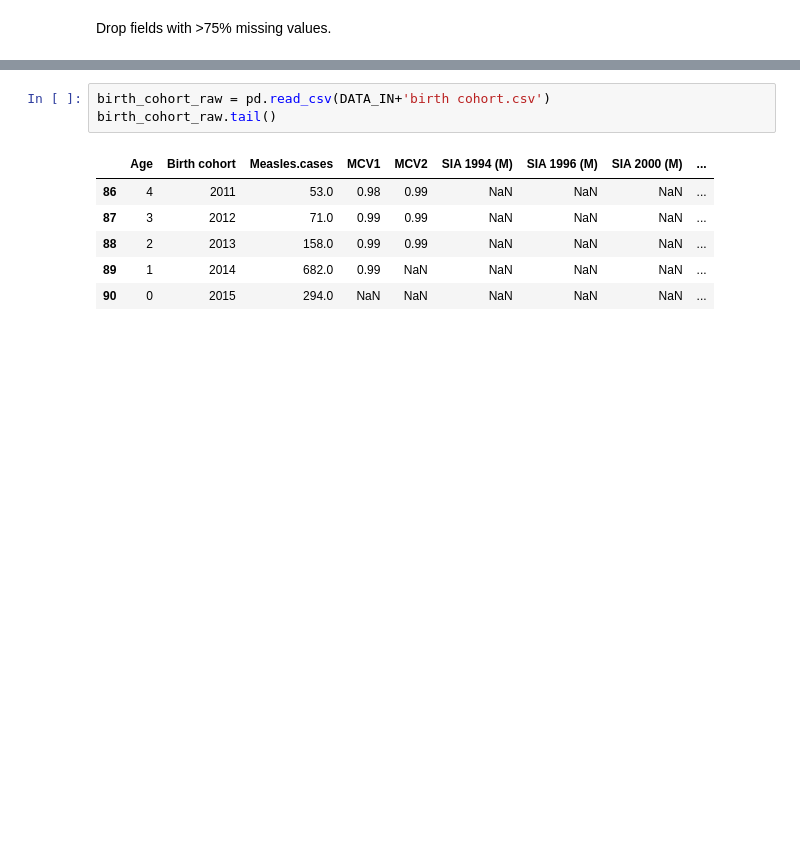
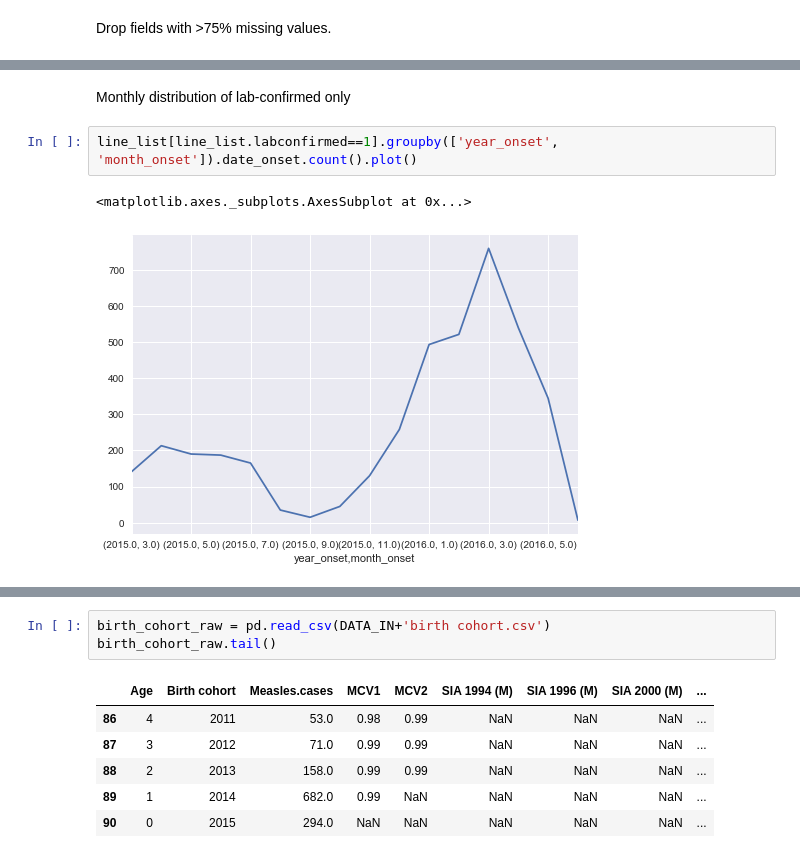
Before and after one commit to fonnesbeck/mongolia_measles, a Jupyter notebook: notebooks/Data Processing.ipynb, the cells around one changed output, grey strips where cells are left out. Saved outputs shown, nothing was run; the diff lists cells and outputs as text; blank space fills up the shorter version.

```diff
--- a/notebooks/Data Processing.ipynb
+++ b/notebooks/Data Processing.ipynb
@@ -46,0 +168,7 @@ dtype: int64
+# %% [markdown]
+Monthly distribution of lab-confirmed only
+# %%
+line_list[line_list.labconfirmed==1].groupby(['year_onset', 'month_onset']).date_onset.count().plot()
+# %% [output]
+<matplotlib.axes._subplots.AxesSubplot at 0x...>
+[figure, added]
```
Also changed, not shown: parts of 33 cells of this notebook, 2 other files.
